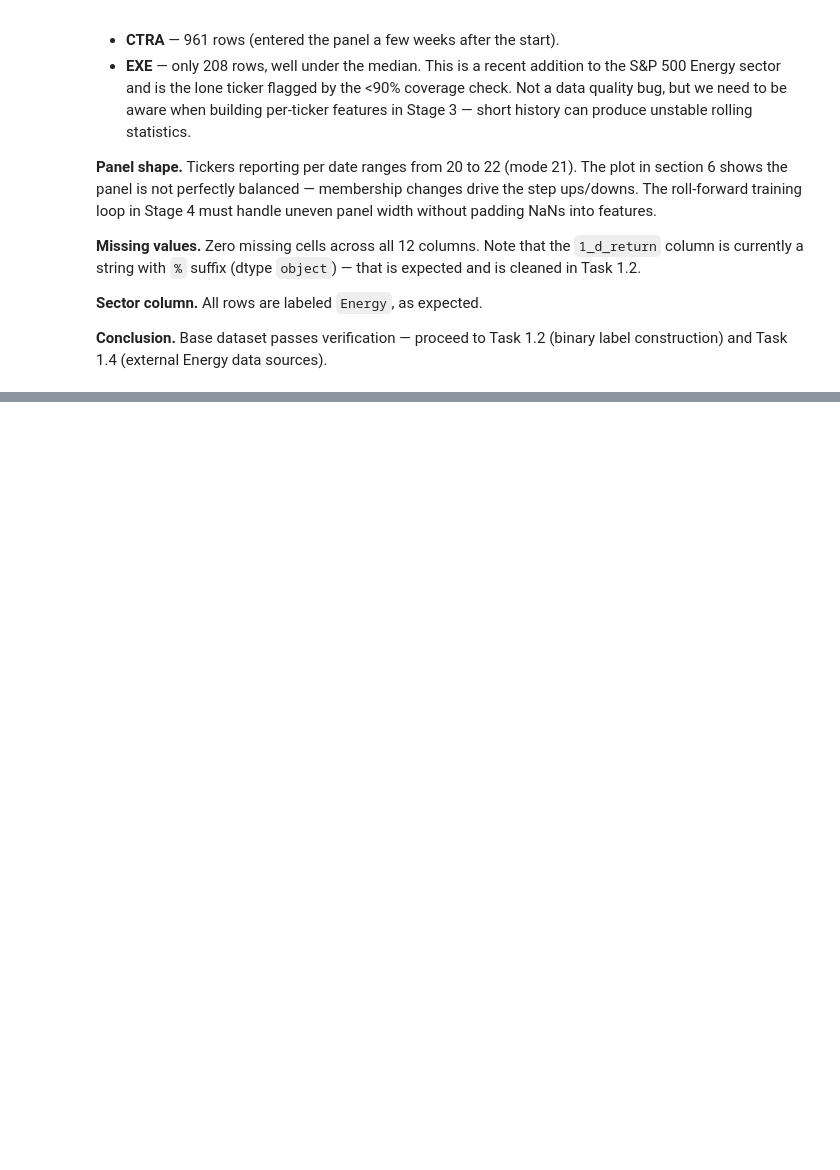
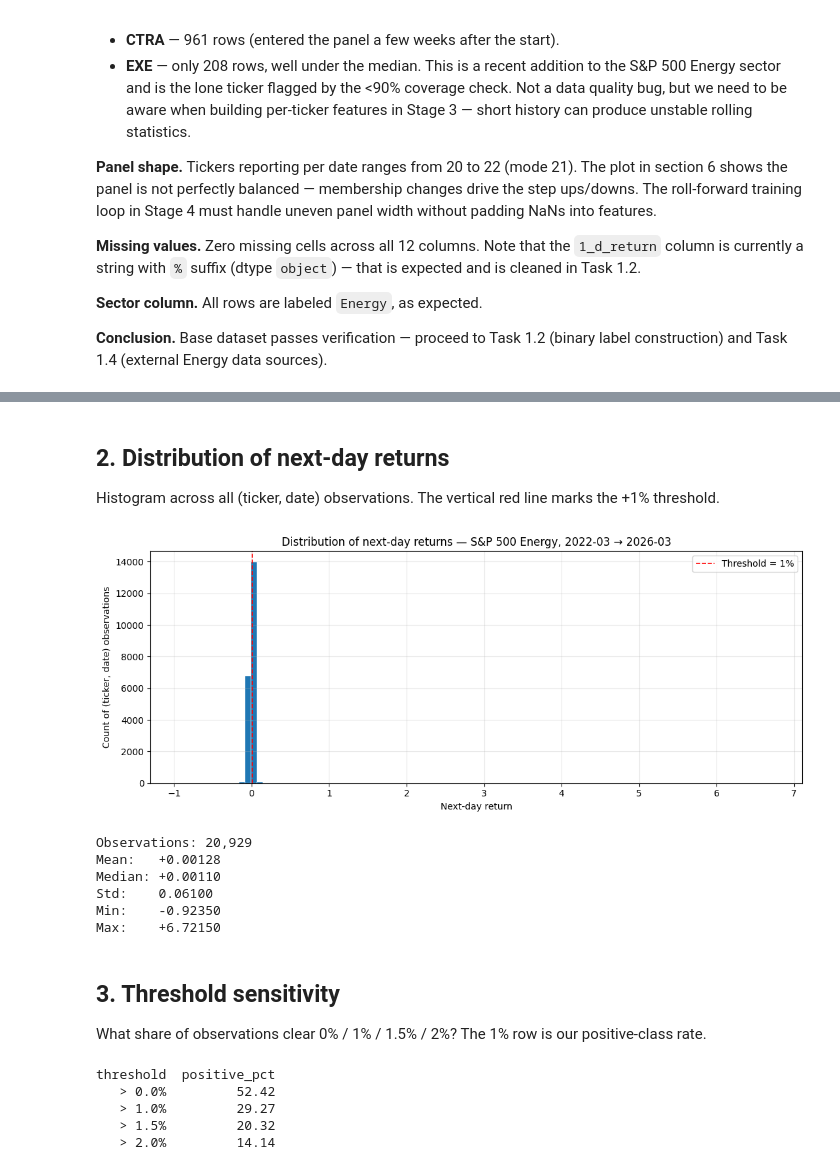
Before and after one commit to jmzlatin/energy-gap-prediction, a Jupyter notebook: notebooks/energy_prediction.ipynb, the cells around one changed output, grey strips where cells are left out. Cells and saved outputs as stored; diff of their text form; code cells hidden in the pictures; blank space fills up the shorter version.

```diff
--- a/notebooks/energy_prediction.ipynb
+++ b/notebooks/energy_prediction.ipynb
@@ -201,0 +239,21 @@ Most common count:     21
+# %%
+# Alignment check: next_day_return[t] for ticker T should equal daily_return_pct[t+1] / 100
+# for that same ticker. We use groupby + shift(-1) so we never pull across tickers.
+df['daily_return_next'] = df.groupby('ticker')['daily_return_pct'].shift(-1) / 100.0
+
+# Compare on rows where the next-day value exists (i.e., not the last row per ticker)
+mask = df['daily_return_next'].notna()
+diff = (df.loc[mask, 'next_day_return'] - df.loc[mask, 'daily_return_next']).abs()
+
+# 1_d_return is rounded to 2 decimals (e.g. '0.59%'), daily_return_pct is full precision.
+# So mismatches up to ~0.005 (0.5 of a percent-point in the rounding) are expected.
+tol = 0.005
+mismatch = (diff > tol).sum()
+print(f'Rows compared: {mask.sum():,}')
+print(f'Max absolute diff: {diff.max():.6f}')
+print(f'Median absolute diff: {diff.median():.6f}')
+print(f'Rows exceeding {tol} tolerance: {mismatch}')
+if mismatch == 0:
+    print('\nVERIFIED: `1_d_return[t]` is the next-day return for the same ticker.')
+else:
+    print('\nWARNING: alignment check failed for some rows — inspect before trusting the label.')
@@ -201,0 +291,50 @@ Most common count:     21
+# %% [markdown]
+## 2. Distribution of next-day returns
+
+Histogram across all (ticker, date) observations. The vertical red line marks the +1% threshold.
+# %%
+rets = df['next_day_return'].dropna().to_numpy()
+
+fig, ax = plt.subplots(figsize=(11, 4.5))
+ax.hist(rets, bins=100, edgecolor='white', linewidth=0.3)
+ax.axvline(THRESHOLD, color='red', linestyle='--', linewidth=1.2, label=f'Threshold = {THRESHOLD:.0%}')
+ax.set_xlabel('Next-day return')
+ax.set_ylabel('Count of (ticker, date) observations')
+ax.set_title('Distribution of next-day returns — S&P 500 Energy, 2022-03 → 2026-03')
+ax.legend()
+ax.grid(True, alpha=0.3)
+fig.tight_layout()
+plt.show()
+
+print(f'Observations: {len(rets):,}')
+print(f'Mean:   {rets.mean():+.5f}')
+print(f'Median: {np.median(rets):+.5f}')
+print(f'Std:    {rets.std():.5f}')
+print(f'Min:    {rets.min():+.5f}')
+print(f'Max:    {rets.max():+.5f}')
+# %% [output]
+[figure, added]
+Observations: 20,929
+Mean:   +0.00128
+Median: +0.00110
+Std:    0.06100
+Min:    -0.92350
+Max:    +6.72150
+# %% [markdown]
+## 3. Threshold sensitivity
+
+What share of observations clear 0% / 1% / 1.5% / 2%? The 1% row is our positive-class rate.
+# %%
+thresholds = [0.0, 0.01, 0.015, 0.02]
+rows = []
+for t in thresholds:
+    pct = (df['next_day_return'] > t).mean() * 100
+    rows.append({'threshold': f'> {t:.1%}', 'positive_pct': round(pct, 2)})
+threshold_table = pd.DataFrame(rows)
+print(threshold_table.to_string(index=False))
+# %% [output]
+threshold  positive_pct
+   > 0.0%         52.42
+   > 1.0%         29.27
+   > 1.5%         20.32
+   > 2.0%         14.14
```
Also changed, not shown: parts of 14 cells of this notebook.
